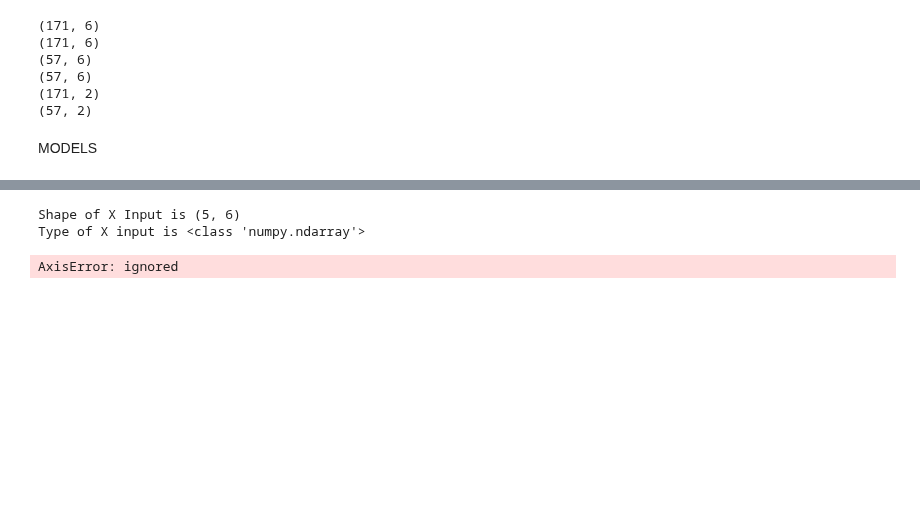
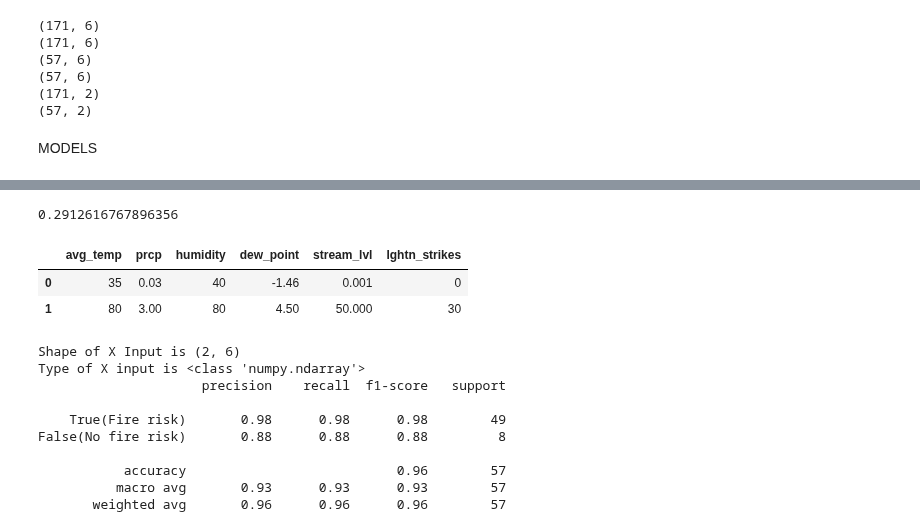
Before and after one commit to vc-adams/Idaho_Wildfires_Dashboard, a Jupyter notebook: Model4IdahoFires_v2.ipynb, the cells around one changed output, grey strips where cells are left out. Drawn from its saved outputs; the diff is of its cells as text; code cells hidden in the pictures; blank space fills up the shorter version.

```diff
--- a/Model4IdahoFires_v2.ipynb
+++ b/Model4IdahoFires_v2.ipynb
@@ -545,3 +377,10 @@ prediction_df.head(60)
+# %%
+# GET PROBABILITY VALUES
+# predictions = gridModel.predict(X_test)
+probability = gridModel.predict_proba(X_test)
+probability[1][1]
+# %% [output]
+0.2912616767896356
 # %%
 # --------------------------------------------------------------- #
 # SAVE MODEL
@@ -578,19 +417,45 @@ with open('/content/gdrive/My Drive/Colab Notebooks/IdahoFireProject/gridModel_m
 
 with open('/content/gdrive/My Drive/Colab Notebooks/IdahoFireProject/gridModel_model2_v1.pkl', 'rb') as modelReload:
     reloadedgridModel = pickle.load(modelReload)
+# %%
+# MAKE SAMPLE ARRAY
+xInput = {'avg_temp': [0, 95],
+            'prcp': [0.03, 3],
+            'humidity':[40, 80],
+            'dew_point': [-1.460, 4.5],
+            'stream_lvl':[0.001, 50],
+            'lghtn_strikes': [0, 30]}
+
+X_input_Demo_df = pd.DataFrame(data=xInput)
+# type(newInput)
+# newInput.dtypes
+X_input_Demo_df
+# %% [output]
+|  | avg_temp | prcp | humidity | dew_point | stream_lvl | lghtn_strikes |
+| 0 | 35 | 0.03 | 40 | -1.46 | 0.001 | 0 |
+| 1 | 80 | 3.00 | 80 | 4.50 | 50.000 | 30 |
 # %%
-# IMPORT CSV FOR DF
-# --------------------------------------------------------------- #
-X_input_Demo = "/content/gdrive/My Drive/Colab Notebooks/IdahoFireProject/Demo_Input.csv"
+# # IMPORT CSV FOR DF
+# # --------------------------------------------------------------- #
+# X_input_Demo = "/content/gdrive/My Drive/Colab Notebooks/IdahoFireProject/Demo_Input_00.csv"
 
 
-# Open the CSV Files, Convert to a Dataframe, and Save as a Variable
-X_input_Demo_df = pd.read_csv(X_input_Demo)
+# # Open the CSV Files, Convert to a Dataframe, and Save as a Variable
+# X_input_Demo_df = pd.read_csv(X_input_Demo)
+
+
 
 # PREP X VALUES FOR MODEL
 # --------------------------------------------------------------- #
 # # Reshape X from df to array v1
 newInput = X_input_Demo_df.values.reshape(-1, 6)
+
+# # SCALE NEW INPUTS
+newInputScaler = StandardScaler().fit(newInput)
+
+# # Create variables to hold the scaled train & test data
+scaledNewInputs = newInputScaler.transform(newInput)
+
 
 # # # View output
 print(f"Shape of X Input is {newInput.shape}")
@@ -598,23 +463,25 @@ print(f"Type of X input is {type(newInput)}")
 
 # RUN TEST
 # --------------------------------------------------------------- #
-print(f"Model output: {np.argmax(reloadedgridModel.predict(newInput), axis=1)}")
-np.argmax(New_model.predict(new_data))
+newPredictions = gridModel.predict(scaledNewInputs)
+newProbability = gridModel.predict_proba(scaledNewInputs)
+# np.round(newProbability, decimals=5)
+np.round(probability , decimals=4)
 
-# # CREATE TO VIEW PREDICTIONS
-# # --------------------------------------------------------------- #
-# predictions_newInput = np.argmax(reloadedgridModel.predict(newInput), axis=1)
-# probs = reloadedgridModel.predict(newInput)
 
-# pred_df = pd.DataFrame({
-#     "Predictions": predictions_newInput,
-#     "P(0) model": np.round(probs[:, 0], 5),
-#     "P(100) model": np.round(probs[:, 1], 5),
-#     })
-
-# pred_df
-# print(X_input_dfFormat_df['D1'])
+# CALCULATE CLASSIFICATION REPORT
+# --------------------------------------------------------------- #
+from sklearn.metrics import classification_report
+print(classification_report(y_test, predictions,
+                            target_names=["True(Fire risk)", "False(No fire risk)"]))
 # %% [output]
-Shape of X Input is (5, 6)
+Shape of X Input is (2, 6)
 Type of X input is <class 'numpy.ndarray'>
+                     precision    recall  f1-score   support
+
+    True(Fire risk)       0.98      0.98      0.98        49
+False(No fire risk)       0.88      0.88      0.88         8
+
+           accuracy                           0.96        57
+          macro avg       0.93      0.93      0.93        57
+       weighted avg       0.96      0.96      0.96        57
-AxisError: ignored
```
Also changed, not shown: parts of 9 cells of this notebook.
